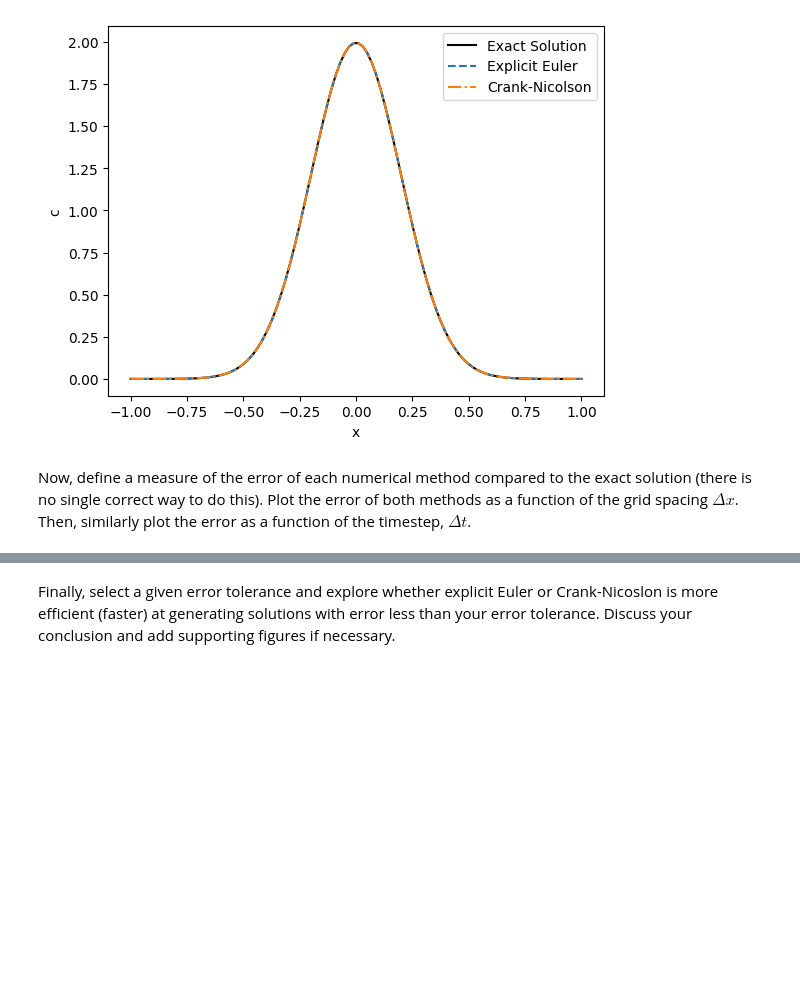
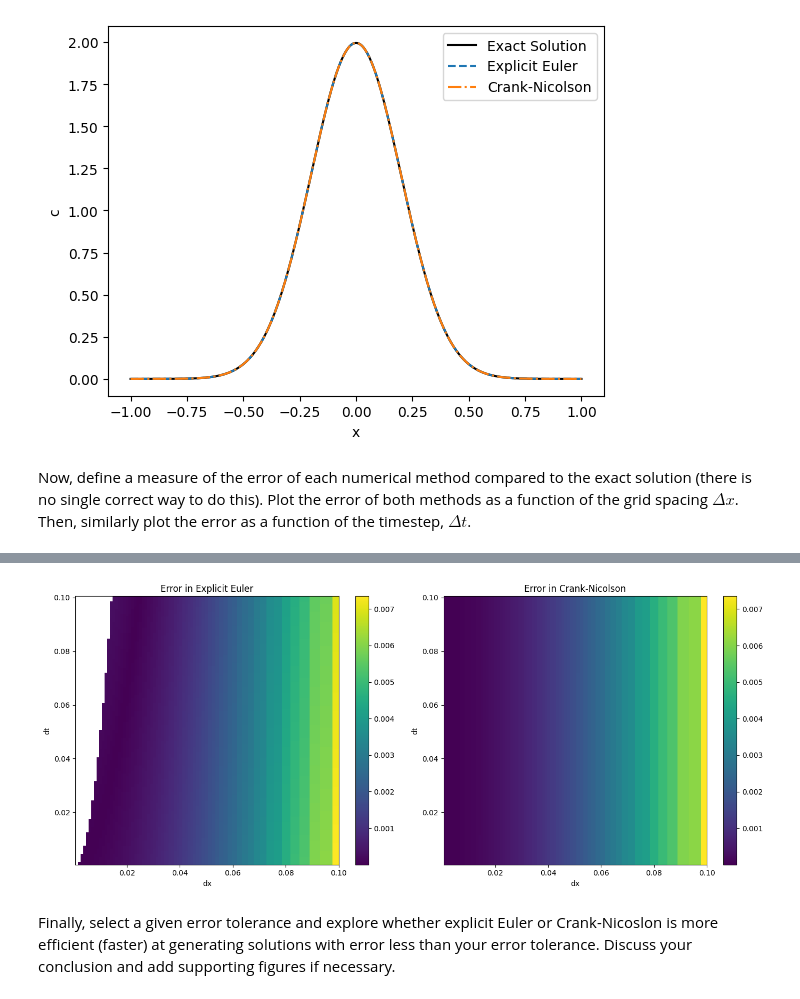
Before and after one commit to jamesalexanderredman/QCES, a Jupyter notebook: Project1_numerical_methods.ipynb, the cells around one changed output, grey strips where cells are left out. Saved outputs shown, nothing was run; the diff lists cells and outputs as text; code cells hidden in the pictures; blank space fills up the shorter version.

```diff
--- a/Project1_numerical_methods.ipynb
+++ b/Project1_numerical_methods.ipynb
@@ -323,3 +313,61 @@ DISCUSS DEFINITION OF ERROR
+# %%
+
+N=100
+
+dt_approx = np.linspace(0.001, 0.1, N)
+dx_approx = np.linspace(0.001, 0.1, N)
+
+dt = np.zeros(N)
+dx = np.zeros(N)
+Nx_array = np.zeros(N)
+Nt_array = np.zeros(N)
+
+for i in range(0, N):
+  Nx_array[i] = np.floor((x_end-x_start)/dx_approx[i]+1).astype(int)
+  dx[i] = (x_end-x_start)/(Nx_array[i]-1)
+  Nt_array[i] = np.floor((t_end-t_start)/dt_approx[i]+1).astype(int)
+  dt[i] = (t_end-t_start)/(Nt_array[i]-1)
+
+error_EE = np.zeros((N,N))
+error_CN = np.zeros((N,N))
+
+# Compute error for each value of dx and dt
+for i in range(0, N):
+  for j in range(0, N):
+    x = np.linspace(x_start, x_end, int(Nx_array[i]))  # Create a vector for x
+    t = np.linspace(t_start, t_end, int(Nt_array[j]))  # Create a vector for t
+
+    # Run the simulations
+    c_exact = exact(x, 10, kappa) # exact
+    c_CN = CN(x, t, kappa) # Crank-Nicolson
+    error_CN[i,j] = (1/Nx_array[i])*np.sum(np.abs(c_CN[:,-1]-c_exact))
+    if ((5/2)*kappa*Nx_array[i]**2/Nt_array[j]) < 1/2:
+      c_EE = EE(x, t, kappa) # explicit Euler
+      error_EE[i,j] = (1/Nx_array[i])*np.sum(np.abs(c_EE[:,-1]-c_exact))
+    else:
+      error_EE[i,j] = np.nan
+
+# Plot the results
+plt.figure(figsize=(14, 6))
+
+plt.subplot(1, 2, 1)
+plt.pcolormesh(dx, dt, error_EE.T, shading='auto')
+plt.colorbar()
+plt.xlabel('dx')
+plt.ylabel('dt')
+plt.title('Error in Explicit Euler')
+
+plt.subplot(1, 2, 2)
+plt.pcolormesh(dx, dt, error_CN.T, shading='auto')
+plt.colorbar()
+plt.xlabel('dx')
+plt.ylabel('dt')
+plt.title('Error in Crank-Nicolson')
+
+plt.tight_layout()
+plt.show()
+# %% [output]
+[figure, added]
 # %% [markdown]
 Finally, select a given error tolerance and explore whether explicit Euler or Crank-Nicoslon is more efficient (faster) at generating solutions with error less than your error tolerance. Discuss your conclusion and add supporting figures if necessary.
 # %% [markdown]
```
Also changed, not shown: parts of 6 cells of this notebook.
